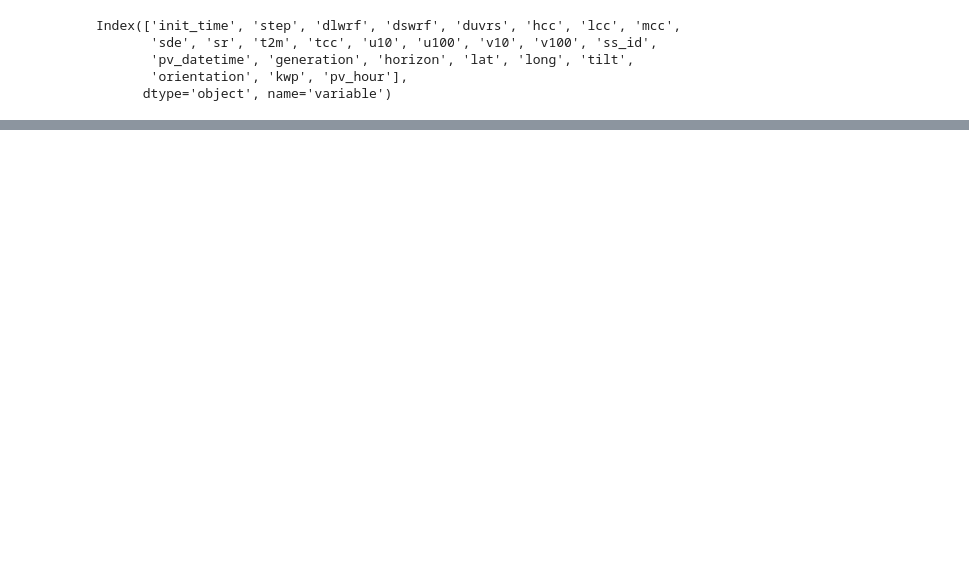
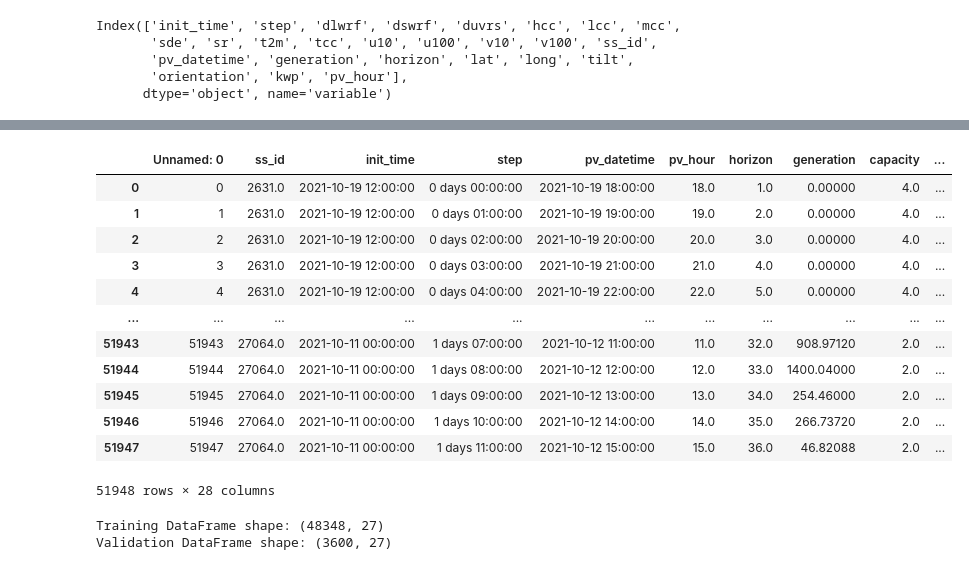
Before and after one commit to roshnaeem/gsoc-data, a Jupyter notebook: tft_data_36.ipynb, the cells around one changed output, grey strips where cells are left out. Drawn from its saved outputs; the diff is of its cells as text; code cells hidden in the pictures; blank space fills up the shorter version.

Commit message:
split data to train and test

```diff
--- a/tft_data_36.ipynb
+++ b/tft_data_36.ipynb
@@ -355,2 +378,20 @@ final_df
 # %%
 final_df.to_csv("result_data/tft_data_36_final.csv")
+# %%
+tft_data = pd.read_csv("result_data/tft_data_36_final.csv")
+# %%
+tft_data
+# %% [output]
+|  | Unnamed: 0 | ss_id | init_time | step | pv_datetime | pv_hour | horizon | generation | capacity | ... |
+| 0 | 0 | 2631.0 | 2021-10-19 12:00:00 | 0 days 00:00:00 | 2021-10-19 18:00:00 | 18.0 | 1.0 | 0.00000 | 4.0 | ... |
+| 1 | 1 | 2631.0 | 2021-10-19 12:00:00 | 0 days 01:00:00 | 2021-10-19 19:00:00 | 19.0 | 2.0 | 0.00000 | 4.0 | ... |
+| 2 | 2 | 2631.0 | 2021-10-19 12:00:00 | 0 days 02:00:00 | 2021-10-19 20:00:00 | 20.0 | 3.0 | 0.00000 | 4.0 | ... |
+| 3 | 3 | 2631.0 | 2021-10-19 12:00:00 | 0 days 03:00:00 | 2021-10-19 21:00:00 | 21.0 | 4.0 | 0.00000 | 4.0 | ... |
+| 4 | 4 | 2631.0 | 2021-10-19 12:00:00 | 0 days 04:00:00 | 2021-10-19 22:00:00 | 22.0 | 5.0 | 0.00000 | 4.0 | ... |
+| ... | ... | ... | ... | ... | ... | ... | ... | ... | ... | ... |
+| 51943 | 51943 | 27064.0 | 2021-10-11 00:00:00 | 1 days 07:00:00 | 2021-10-12 11:00:00 | 11.0 | 32.0 | 908.97120 | 2.0 | ... |
+| 51944 | 51944 | 27064.0 | 2021-10-11 00:00:00 | 1 days 08:00:00 | 2021-10-12 12:00:00 | 12.0 | 33.0 | 1400.04000 | 2.0 | ... |
+| 51945 | 51945 | 27064.0 | 2021-10-11 00:00:00 | 1 days 09:00:00 | 2021-10-12 13:00:00 | 13.0 | 34.0 | 254.46000 | 2.0 | ... |
+| 51946 | 51946 | 27064.0 | 2021-10-11 00:00:00 | 1 days 10:00:00 | 2021-10-12 14:00:00 | 14.0 | 35.0 | 266.73720 | 2.0 | ... |
+| 51947 | 51947 | 27064.0 | 2021-10-11 00:00:00 | 1 days 11:00:00 | 2021-10-12 15:00:00 | 15.0 | 36.0 | 46.82088 | 2.0 | ... |
+51948 rows × 28 columns
@@ -356,0 +408,6 @@ final_df.to_csv("result_data/tft_data_36_final.csv")
+# %%
+print("Training DataFrame shape:", train_data.shape)
+print("Validation DataFrame shape:", test_data.shape)
+# %% [output]
+Training DataFrame shape: (48348, 27)
+Validation DataFrame shape: (3600, 27)
```
Also changed, not shown: parts of 18 cells of this notebook.
